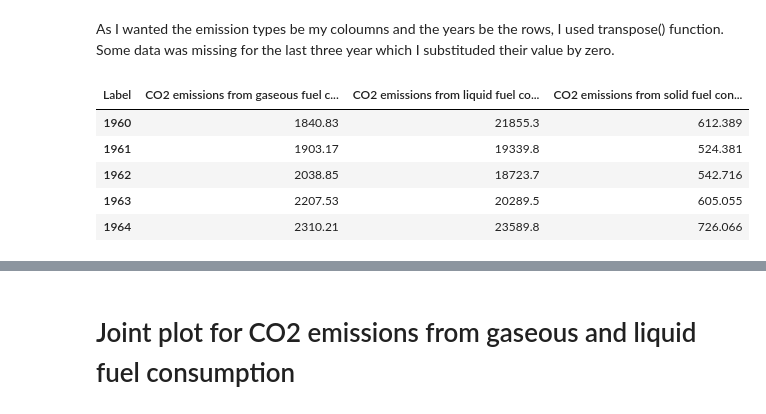
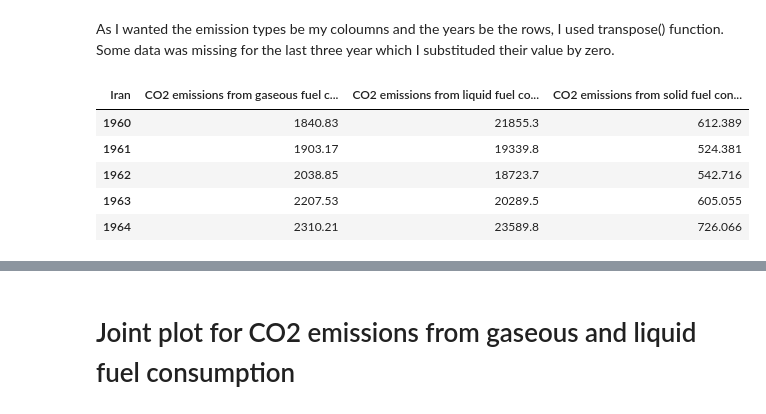
Before and after one commit to tnzmnjm/Seaborn-visualisation, a Jupyter notebook: CO2 Emission.ipynb, the cells around one changed output, grey strips where cells are left out. Cells and saved outputs as stored; diff of their text form; code cells hidden in the pictures.

```diff
--- a/CO2 Emission.ipynb
+++ b/CO2 Emission.ipynb
@@ -11,5 +12,6 @@ This CSV file is available on [Iran`s data in World bank](https://www.worldbank.
 # %%
-source_file = 'Dataset.csv'
-read_csv = pd.read_csv(source_file)
-read_csv.head(5)
+# Importing Iran`s dataset
+IRAN_SOURCE_FILE = 'Dataset.csv'
+iran_csv = pd.read_csv(IRAN_SOURCE_FILE)
+iran_csv.head(5)
 # %% [output]
@@ -21,14 +34,14 @@ read_csv.head(5)
 # %% [markdown]
 As I wanted the emission types be   my coloumns and the years be the rows, I used transpose() function. Some data was missing for the last three year which I substituded their value by zero.
 # %%
-read_csv = read_csv.transpose()
-read_csv=read_csv.fillna(0)
-read_csv.columns=read_csv.ix[0,:]
-read_csv=read_csv.ix[1:,:]
-read_csv.astype(np.float64)
-read_csv.head(5)
+iran_csv = iran_csv.transpose()
+iran_csv = iran_csv.fillna(0)
+iran_csv.columns = iran_csv.ix[0,:]
+iran_csv = iran_csv.ix[1:,:]
+iran_csv.astype(np.float64)
+iran_csv.head(5)
 # %% [output]
-| Label | CO2 emissions from gaseous fuel c... | CO2 emissions from liquid fuel co... | CO2 emissions from solid fuel con... |
+| Iran | CO2 emissions from gaseous fuel c... | CO2 emissions from liquid fuel co... | CO2 emissions from solid fuel con... |
 | 1960 | 1840.83 | 21855.3 | 612.389 |
 | 1961 | 1903.17 | 19339.8 | 524.381 |
 | 1962 | 2038.85 | 18723.7 | 542.716 |
```
Also changed, not shown: parts of 9 cells of this notebook, 1 other file.
